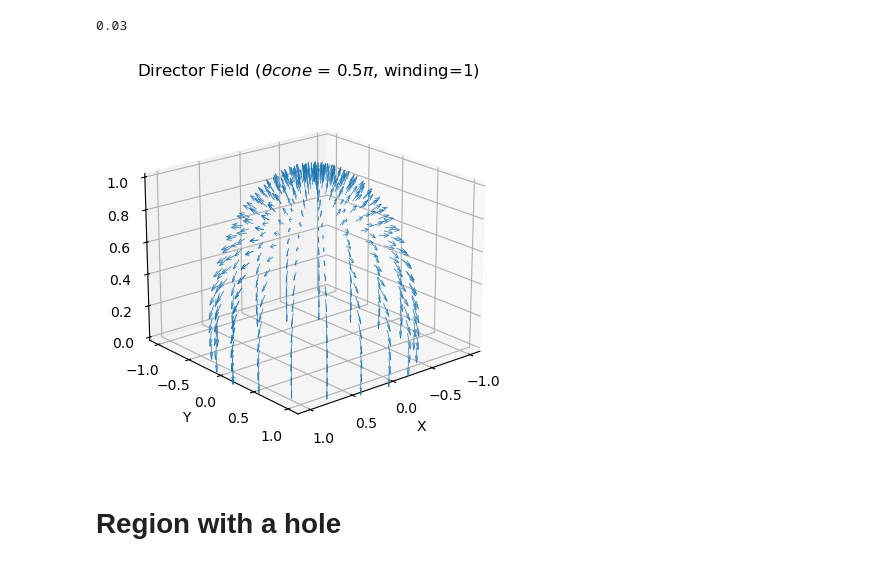
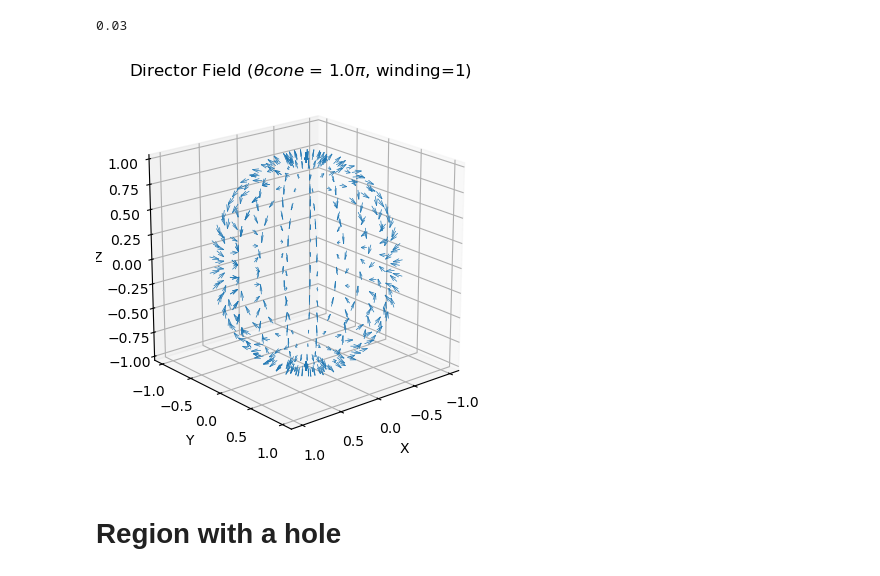
Before and after one commit to Chayush123/MasterThesis, a Jupyter notebook: 3d charge calculation.ipynb, the cells around one changed output. Saved outputs shown, nothing was run; the diff lists cells and outputs as text; code cells hidden in the pictures.

Commit message:
the result of the example is not what I expected (0.13 instead of 1)

```diff
--- a/3d charge calculation.ipynb
+++ b/3d charge calculation.ipynb
@@ -77,7 +77,8 @@ def nhat(X, thetacone: float, w=2, smectic_case = False, radial_case = False, ex
     elif radial_case:
         n = np.sin(4 * th(X)) * X + np.cos(4 * th(X)) * X
     elif example_case:
-        n = np.array([np.cos(phi(X)) * np.sin(2 * th(X)), np.sin(phi(X)) * np.sin(2 * th(X)), np.cos(2 * th(X))])
+        a=3
+        n = np.array([np.cos(phi(X)) * np.sin(a * th(X)), np.sin(phi(X)) * np.sin(a * th(X)), np.cos(a * th(X))])
     else:
         n = th(X) * ncone(X, w) + (thetacone - th(X)) * np.array([0, 0, 1]) # added a smooth term that vanishes at the boundary (thetacone)
     return n / np.linalg.norm(n)
@@ -270,7 +271,7 @@ def plot_vector_field(thetacone=np.pi/4, winding=1, num_points=20, smectic_case=
     #even less arrows
     # ax.quiver(x, y, z, u, v, w, length=0.1, normalize=True, arrow_length_ratio=0.2)
     #make the arrows thinner and change color
-    ax.quiver(x, y, z, u, v, w, length=0.1, normalize=True, arrow_length_ratio=0.5, linewidth=0.5)
+    ax.quiver(x, y, z, u, v, w, length=0.1, normalize=True, arrow_length_ratio=0.7, linewidth=0.5)
     #zoom in
     # ax.set_xlim([-1, 1])
     # ax.set_ylim([-1, 1])
@@ -279,11 +280,16 @@ def plot_vector_field(thetacone=np.pi/4, winding=1, num_points=20, smectic_case=
     ax.set_ylabel('Y')
     ax.set_zlabel('Z')
     ax.set_title(rf'Director Field ($\theta cone$ = {np.round(thetacone/np.pi, 2)}$\pi$, winding={winding})')
+    #how to make the resolution higher
+    ax.set_box_aspect([1,1,1])  # Equal aspect ratio
+
+
+
     plt.show()
 # %%
-plot_vector_field(thetacone=np.pi/2, example_case=True)
+plot_vector_field(thetacone=np.pi, example_case=True)
 # %% [output]
-[figure, old version]
+[figure, new version]
 # %% [markdown]
 # Region with a hole
 # %%
```
Also changed, not shown: parts of 2 cells of this notebook.
